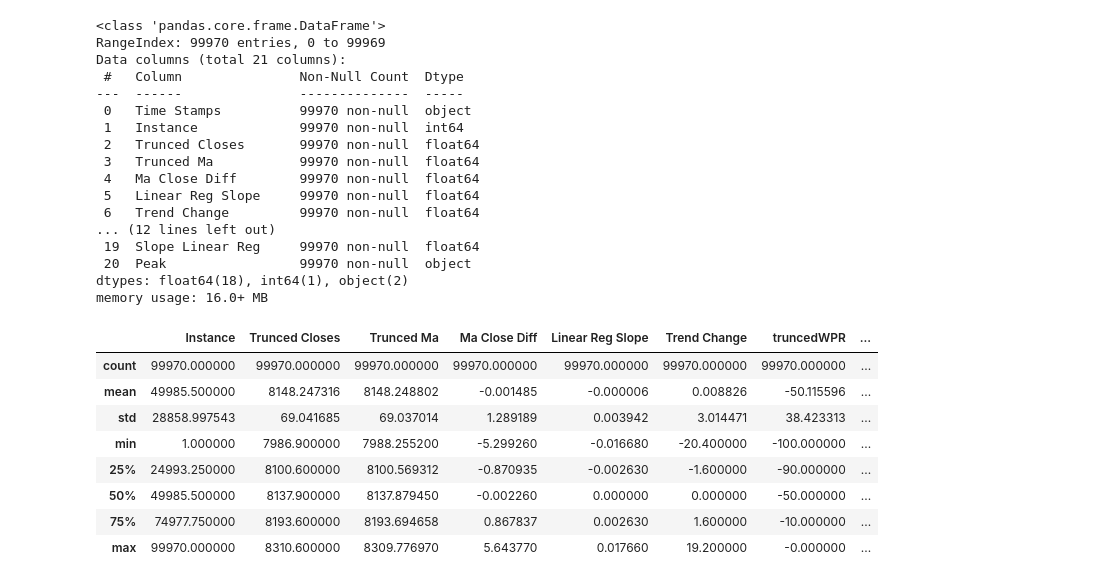
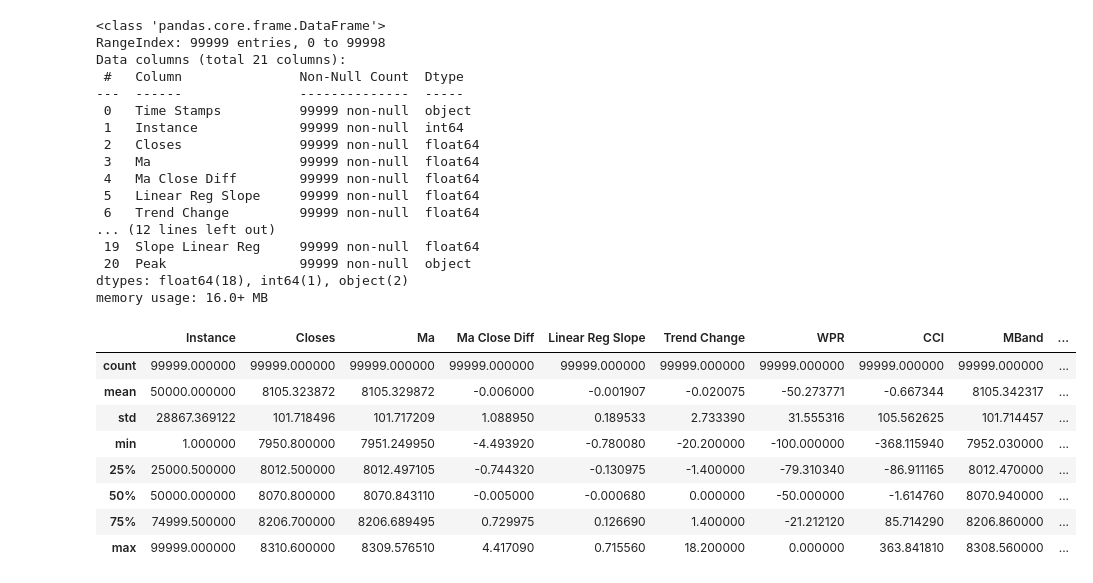
Before and after one commit to PaulMbutu/Machine_Learning_Projects, a Jupyter notebook: cc.ipynb, the cells around one changed output. Drawn from its saved outputs; the diff is of its cells as text; code cells hidden in the pictures.

```diff
--- a/cc.ipynb
+++ b/cc.ipynb
@@ -18,35 +25,35 @@ def     data_frame(pair_name):
     df          =   pd.read_csv(file,sep=' ')
     return df
 # %%
-df=data_frame(pair_name="dfUltimate_Moving Average Trends_STEP_INDEX_M1_9_3.0_99970.csv")
-df.info()
+dfMain=data_frame(pair_name="dfUltimate_Moving Average Trends_STEP_2024_M1_9_3_14_20_99999.csv")
+dfMain.info()
 # %% [output]
 <class 'pandas.core.frame.DataFrame'>
-RangeIndex: 99970 entries, 0 to 99969
+RangeIndex: 99999 entries, 0 to 99998
 Data columns (total 21 columns):
  #   Column               Non-Null Count  Dtype
 ---  ------               --------------  -----
- 0   Time Stamps          99970 non-null  object
- 1   Instance             99970 non-null  int64
- 2   Trunced Closes       99970 non-null  float64
- 3   Trunced Ma           99970 non-null  float64
- 4   Ma Close Diff        99970 non-null  float64
- 5   Linear Reg Slope     99970 non-null  float64
- 6   Trend Change         99970 non-null  float64
+ 0   Time Stamps          99999 non-null  object
+ 1   Instance             99999 non-null  int64
+ 2   Closes               99999 non-null  float64
+ 3   Ma                   99999 non-null  float64
+ 4   Ma Close Diff        99999 non-null  float64
+ 5   Linear Reg Slope     99999 non-null  float64
+ 6   Trend Change         99999 non-null  float64
 ... (12 lines left out)
- 19  Slope Linear Reg     99970 non-null  float64
- 20  Peak                 99970 non-null  object
+ 19  Slope Linear Reg     99999 non-null  float64
+ 20  Peak                 99999 non-null  object
 dtypes: float64(18), int64(1), object(2)
 memory usage: 16.0+ MB
 # %%
-df.describe()
+dfMain.describe()
 # %% [output]
-|  | Instance | Trunced Closes | Trunced Ma | Ma Close Diff | Linear Reg Slope | Trend Change | truncedWPR | ... |
-| count | 99970.000000 | 99970.000000 | 99970.000000 | 99970.000000 | 99970.000000 | 99970.000000 | 99970.000000 | ... |
-| mean | 49985.500000 | 8148.247316 | 8148.248802 | -0.001485 | -0.000006 | 0.008826 | -50.115596 | ... |
-| std | 28858.997543 | 69.041685 | 69.037014 | 1.289189 | 0.003942 | 3.014471 | 38.423313 | ... |
-| min | 1.000000 | 7986.900000 | 7988.255200 | -5.299260 | -0.016680 | -20.400000 | -100.000000 | ... |
-| 25% | 24993.250000 | 8100.600000 | 8100.569312 | -0.870935 | -0.002630 | -1.600000 | -90.000000 | ... |
-| 50% | 49985.500000 | 8137.900000 | 8137.879450 | -0.002260 | 0.000000 | 0.000000 | -50.000000 | ... |
-| 75% | 74977.750000 | 8193.600000 | 8193.694658 | 0.867837 | 0.002630 | 1.600000 | -10.000000 | ... |
-| max | 99970.000000 | 8310.600000 | 8309.776970 | 5.643770 | 0.017660 | 19.200000 | -0.000000 | ... |
+|  | Instance | Closes | Ma | Ma Close Diff | Linear Reg Slope | Trend Change | WPR | CCI | MBand | ... |
+| count | 99999.000000 | 99999.000000 | 99999.000000 | 99999.000000 | 99999.000000 | 99999.000000 | 99999.000000 | 99999.000000 | 99999.000000 | ... |
+| mean | 50000.000000 | 8105.323872 | 8105.329872 | -0.006000 | -0.001907 | -0.020075 | -50.273771 | -0.667344 | 8105.342317 | ... |
+| std | 28867.369122 | 101.718496 | 101.717209 | 1.088950 | 0.189533 | 2.733390 | 31.555316 | 105.562625 | 101.714457 | ... |
+| min | 1.000000 | 7950.800000 | 7951.249950 | -4.493920 | -0.780080 | -20.200000 | -100.000000 | -368.115940 | 7952.030000 | ... |
+| 25% | 25000.500000 | 8012.500000 | 8012.497105 | -0.744320 | -0.130975 | -1.400000 | -79.310340 | -86.911165 | 8012.470000 | ... |
+| 50% | 50000.000000 | 8070.800000 | 8070.843110 | -0.005000 | -0.000680 | 0.000000 | -50.000000 | -1.614760 | 8070.940000 | ... |
+| 75% | 74999.500000 | 8206.700000 | 8206.689495 | 0.729975 | 0.126690 | 1.400000 | -21.212120 | 85.714290 | 8206.860000 | ... |
+| max | 99999.000000 | 8310.600000 | 8309.576510 | 4.417090 | 0.715560 | 18.200000 | 0.000000 | 363.841810 | 8308.560000 | ... |
```
Also changed, not shown: parts of 45 cells of this notebook, 5 other files.
